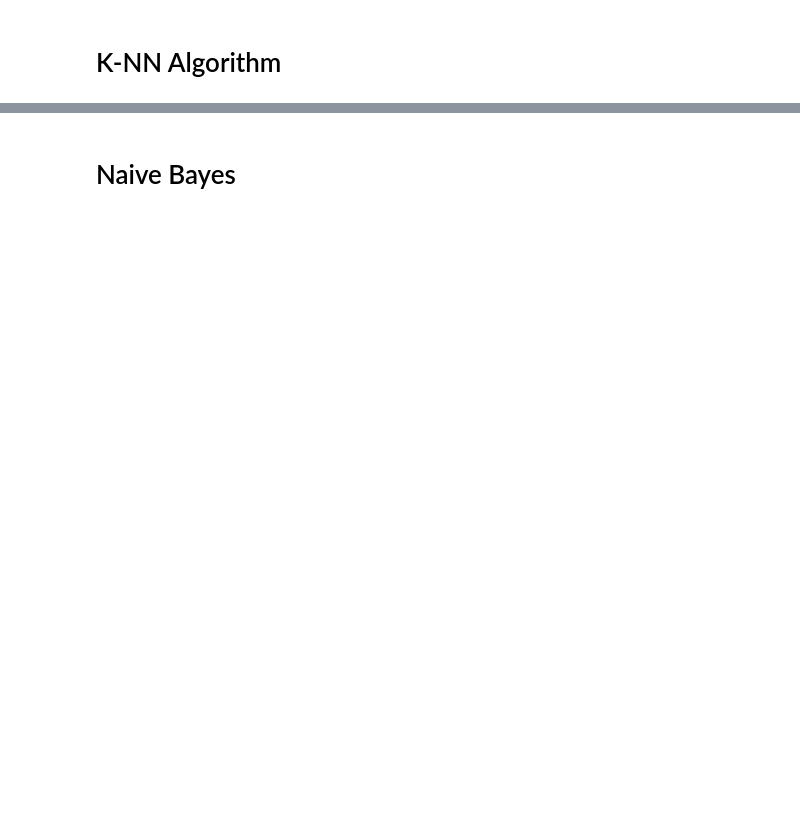
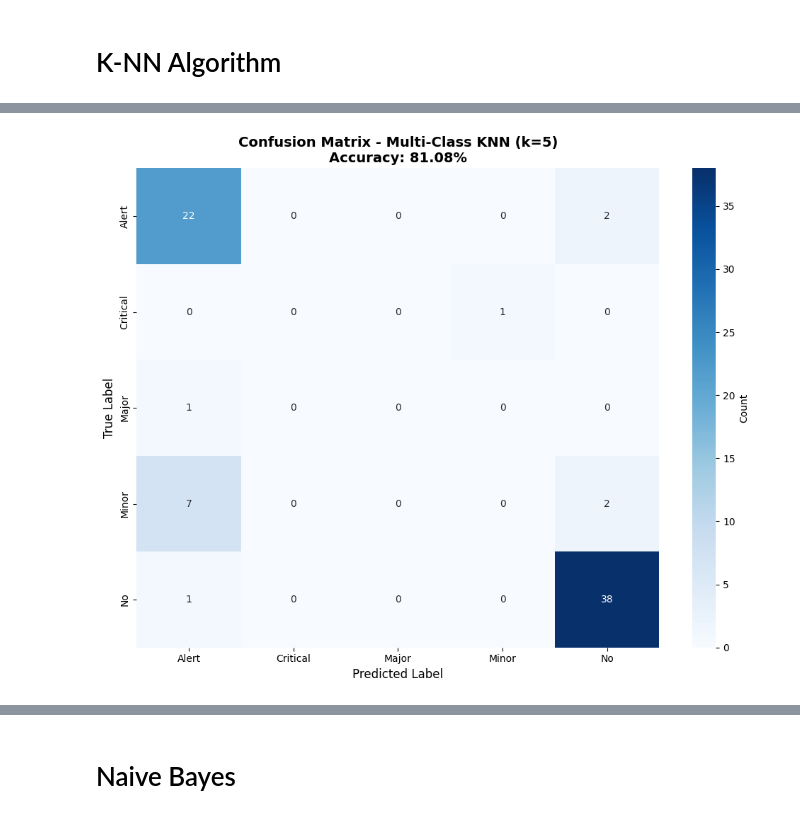
Before and after one commit to ruwanwija/Research-Models, a Jupyter notebook: Flood_Prediction_Final_Code.ipynb, the cells around one changed output, grey strips where cells are left out. Drawn from its saved outputs; the diff is of its cells as text; code cells hidden in the pictures; blank space fills up the shorter version.

```diff
--- a/Flood_Prediction_Final_Code.ipynb
+++ b/Flood_Prediction_Final_Code.ipynb
@@ -316,0 +137,93 @@ plt.show()
+# %%
+import pandas as pd
+from sklearn.model_selection import StratifiedKFold, cross_val_predict
+from sklearn.neighbors import KNeighborsClassifier
+from sklearn.preprocessing import OneHotEncoder, StandardScaler
+from sklearn.metrics import classification_report, confusion_matrix, accuracy_score
+from sklearn.compose import ColumnTransformer
+from sklearn.pipeline import Pipeline
+import matplotlib.pyplot as plt
+import seaborn as sns
+
+# Load data
+file_path = 'flood.csv'
+df = pd.read_csv(file_path)
+
+# Inspect the dataset
+print("Dataset Preview:")
+print(df.head())
+print("\nDataset Shape:", df.shape)
+print("\nClass Distribution:")
+print(df['Flood_Status'].value_counts())
+
+# Separate features and target
+X = df.drop('Flood_Status', axis=1)
+y = df['Flood_Status']
+
+# Identify feature types
+numerical_features = X.select_dtypes(include=['number']).columns.tolist()
+categorical_features = X.select_dtypes(include=['object']).columns.tolist()
+
+print(f"\nNumerical Features: {numerical_features}")
+print(f"Categorical Features: {categorical_features}")
+
+# Create preprocessing pipeline
+preprocessor = ColumnTransformer(
+    transformers=[
+        ('num', StandardScaler(), numerical_features),
+        ('cat', OneHotEncoder(sparse_output=False, handle_unknown='ignore'), categorical_features)
+    ])
+
+# Create full pipeline with KNN
+k = 5  # You can change the value of 'k' as needed
+pipeline = Pipeline([
+    ('preprocessor', preprocessor),
+    ('classifier', KNeighborsClassifier(n_neighbors=k))
+])
+
+# Stratified K-Fold Cross-Validation
+k_folds = 5
+skf = StratifiedKFold(n_splits=k_folds, shuffle=True, random_state=42)
+
+print(f"\nPerforming {k_folds}-Fold Stratified Cross-Validation with k={k}...")
+
+# Cross-validation predictions
+y_pred = cross_val_predict(pipeline, X, y, cv=skf)
+
+# Calculate and display accuracy
+accuracy = accuracy_score(y, y_pred)
+print("\n" + "="*60)
+print(f"OVERALL ACCURACY: {accuracy:.4f} ({accuracy * 100:.2f}%)")
+print("="*60)
+
+# Get actual class names from data
+target_names = sorted(y.unique())
+
+# Classification report
+report = classification_report(y, y_pred, target_names=[str(name) for name in target_names])
+print("\nClassification Report:")
+print(report)
+
+# Confusion matrix
+conf_mat = confusion_matrix(y, y_pred)
+
+print("\nConfusion Matrix:")
+print(conf_mat)
+
+# Plot confusion matrix
+plt.figure(figsize=(10, 8))
+sns.heatmap(conf_mat, annot=True, fmt='d', cmap='Blues',
+            xticklabels=target_names,
+            yticklabels=target_names,
+            cbar_kws={'label': 'Count'})
+plt.title(f'Confusion Matrix - Multi-Class KNN (k={k})\nAccuracy: {accuracy:.2%}',
+          fontsize=14, fontweight='bold')
+plt.xlabel('Predicted Label', fontsize=12)
+plt.ylabel('True Label', fontsize=12)
+plt.tight_layout()
+plt.show()
+
+print("\n" + "="*60)
+print("Cross-Validation Complete!")
+print("="*60)
+# %% [output]
@@ -316,0 +264 @@ plt.show()
+[figure, added]
```
Also changed, not shown: parts of 168 cells of this notebook.
